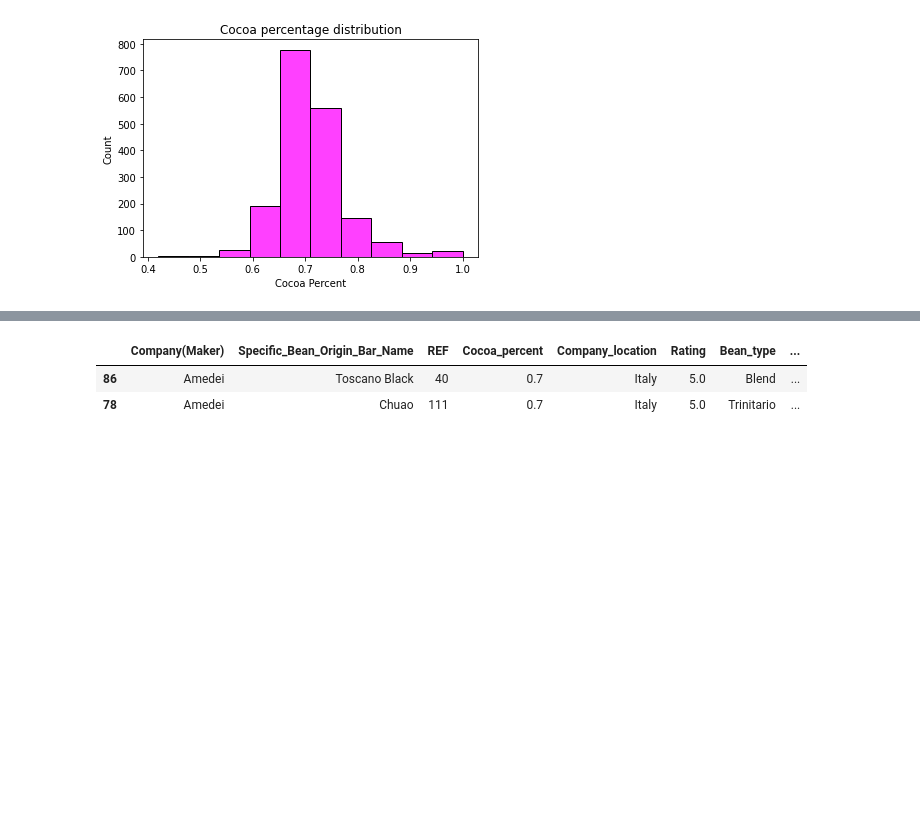
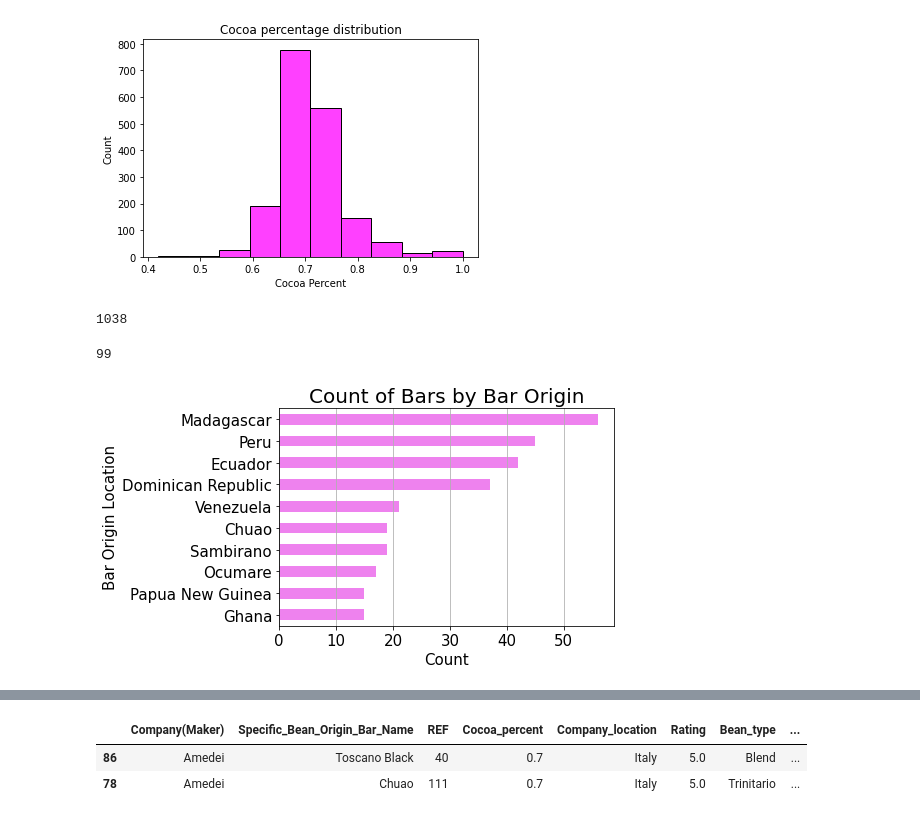
Before and after one commit to thinkinchicken/Project-2, a Jupyter notebook: Project_2.ipynb, the cells around one changed output, grey strips where cells are left out. Saved outputs shown, nothing was run; the diff lists cells and outputs as text; code cells hidden in the pictures; blank space fills up the shorter version.

```diff
--- a/Project_2.ipynb
+++ b/Project_2.ipynb
@@ -415,3 +416,20 @@ plt.xlabel('Cocoa Percent')
 plt.title('Cocoa percentage distribution');
 # %% [output]
 [figure]
+# %%
+df['Specific_Bean_Origin_Bar_Name'].nunique()
+# %% [output]
+1038
+# %%
+df['Broad_Bean_Origin'].nunique()
+# %% [output]
+99
+# %%
+df['Specific_Bean_Origin_Bar_Name'].value_counts().nlargest(10).sort_values(ascending = True).plot(kind = 'barh', fontsize= 15, color = 'violet')
+plt.title('Count of Bars by Bar Origin', fontsize = 20)
+plt.grid(axis = 'x')
+plt.xlabel("Count", fontsize = 15)
+plt.ylabel("Bar Origin Location", fontsize =15)
+plt.show()
+# %% [output]
+[figure, added]
```
Also changed, not shown: parts of 10 cells of this notebook.
